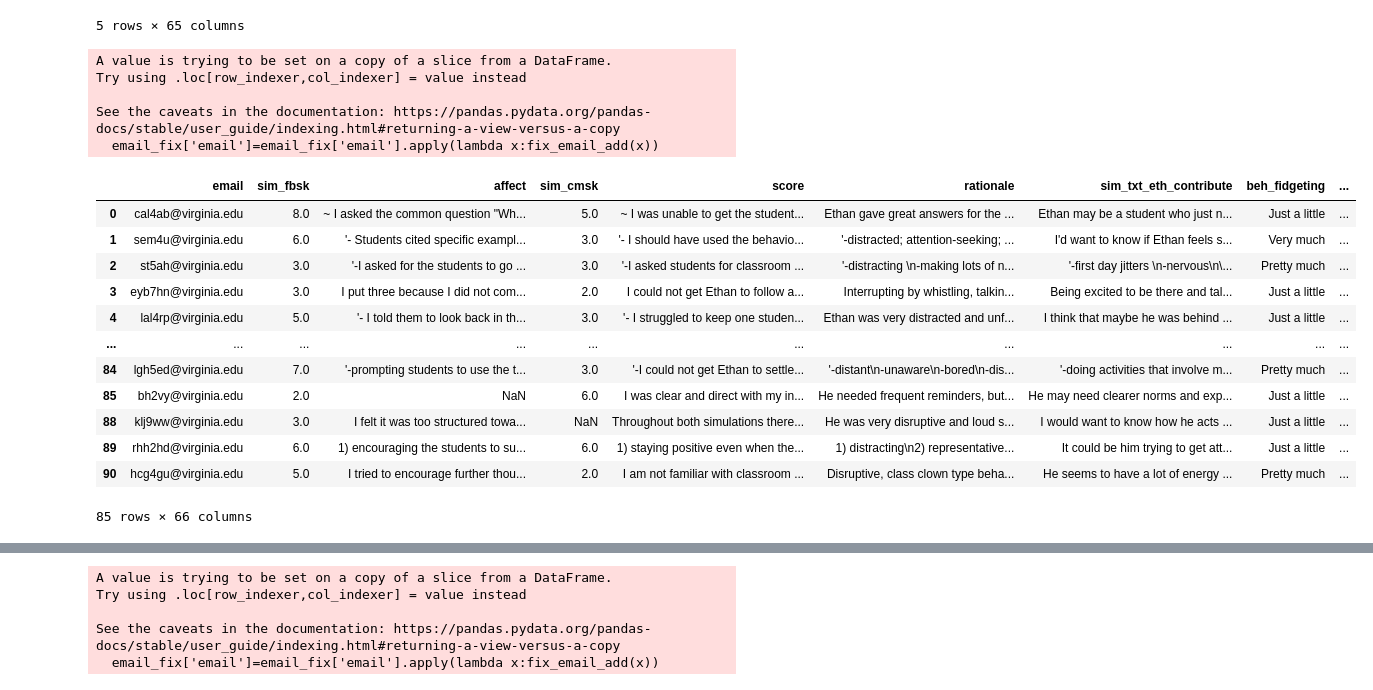
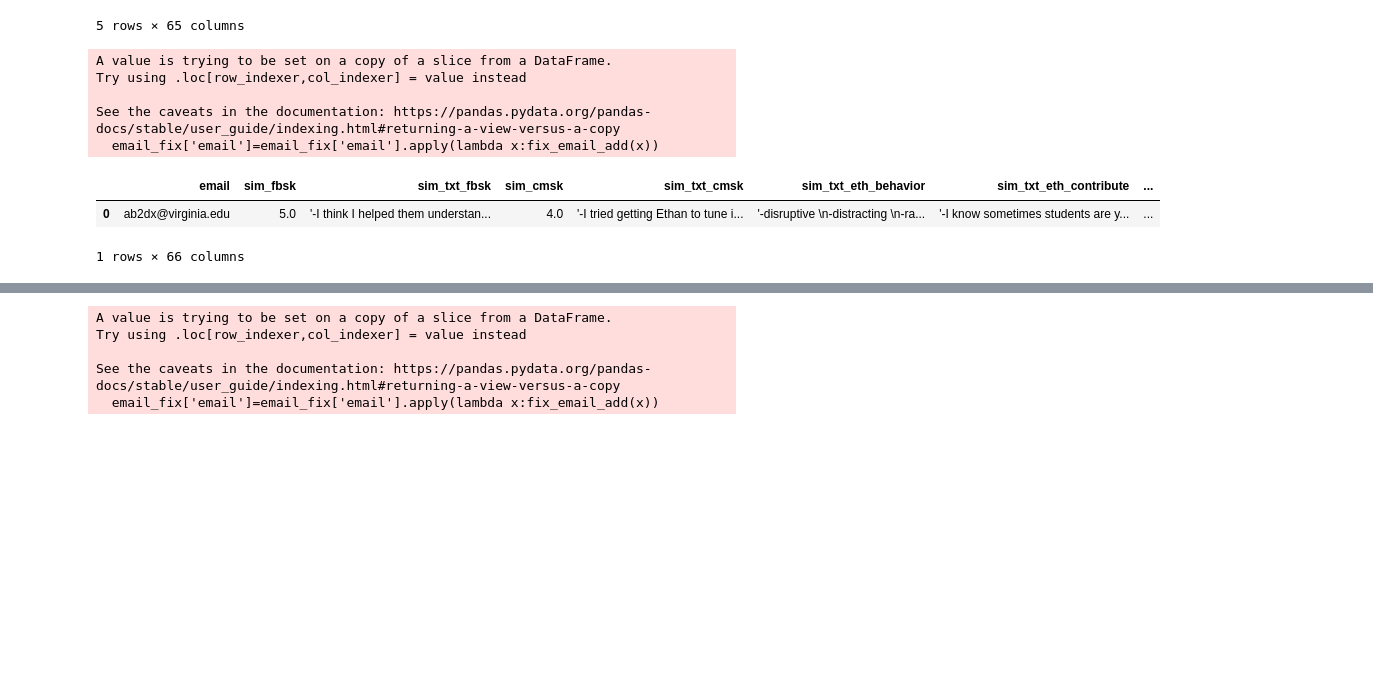
Before and after one commit to taylorrohrich/MSDS_SERA_capstone, a Jupyter notebook: stata_replication/2.ipynb, the cells around one changed output, grey strips where cells are left out. Cells and saved outputs as stored; diff of their text form; code cells hidden in the pictures; blank space fills up the shorter version.

```diff
--- a/stata_replication/2.ipynb
+++ b/stata_replication/2.ipynb
@@ -59,7 +59,7 @@ def convert_cols(df):
     return df
 # %%
 def clean_survey_data(data):
-    data.columns = cleanColumns(data.columns)
+    data.columns = pd.Series(data.columns).str.lower().str.strip().str.replace('#','')
     #drop unnecessary observation
     data = data[data['q1'].notna()]
     #drop unnecessary variables
@@ -83,11 +83,11 @@ def clean_survey_data(data):
     convert_columns(data,beh_map,sim_map)
     convert_numeric(data)
     #generate Iowa Score Scaling
-    generate_Iowa_Score_Scale(data)
+    generate_iowa_score_scale(data)
     #reverse the approcch scale
-    Reverse_Approach_Scale(data,app_map)
+    reverse_approach_scale(data,app_map)
     #generate approach scale
-    Generate_App_Scale(data)
+    generate_app_scale(data)
     #convert the numeric columns back to categorical data
     convert_columns(data,reverse_beh,reverse_sim)
 
@@ -206,25 +177,18 @@ data_2b.head()
 # %%
 #clean the data for 2b
 data_2b=clean_survey_data(data_2b)
-data_2b
+data_2b = data_2b.set_index('email')
+data_2b=data_2b.sort_values(by=['email'])
+data_2b.reset_index(inplace=True)
+data_2b.head(1)
 # %% [output]
 A value is trying to be set on a copy of a slice from a DataFrame.
 Try using .loc[row_indexer,col_indexer] = value instead
 
 See the caveats in the documentation: https://pandas.pydata.org/pandas-docs/stable/user_guide/indexing.html#returning-a-view-versus-a-copy
   email_fix['email']=email_fix['email'].apply(lambda x:fix_email_add(x))
-|  | email | sim_fbsk | affect | sim_cmsk | score | rationale | sim_txt_eth_contribute | beh_fidgeting | ... |
-| 0 | cal4ab@virginia.edu | 8.0 | ~ I asked the common question "Wh... | 5.0 | ~ I was unable to get the student... | Ethan gave great answers for the ... | Ethan may be a student who just n... | Just a little | ... |
-| 1 | sem4u@virginia.edu | 6.0 | '- Students cited specific exampl... | 3.0 | '- I should have used the behavio... | '-distracted; attention-seeking; ... | I'd want to know if Ethan feels s... | Very much | ... |
-| 2 | st5ah@virginia.edu | 3.0 | '-I asked for the students to go ... | 3.0 | '-I asked students for classroom ... | '-distracting \n-making lots of n... | '-first day jitters \n-nervous\n\... | Pretty much | ... |
-| 3 | eyb7hn@virginia.edu | 3.0 | I put three because I did not com... | 2.0 | I could not get Ethan to follow a... | Interrupting by whistling, talkin... | Being excited to be there and tal... | Just a little | ... |
-| 4 | lal4rp@virginia.edu | 5.0 | '- I told them to look back in th... | 3.0 | '- I struggled to keep one studen... | Ethan was very distracted and unf... | I think that maybe he was behind ... | Just a little | ... |
-| ... | ... | ... | ... | ... | ... | ... | ... | ... | ... |
-| 84 | lgh5ed@virginia.edu | 7.0 | '-prompting students to use the t... | 3.0 | '-I could not get Ethan to settle... | '-distant\n-unaware\n-bored\n-dis... | '-doing activities that involve m... | Pretty much | ... |
-| 85 | bh2vy@virginia.edu | 2.0 | NaN | 6.0 | I was clear and direct with my in... | He needed frequent reminders, but... | He may need clearer norms and exp... | Just a little | ... |
-| 88 | klj9ww@virginia.edu | 3.0 | I felt it was too structured towa... | NaN | Throughout both simulations there... | He was very disruptive and loud s... | I would want to know how he acts ... | Just a little | ... |
-| 89 | rhh2hd@virginia.edu | 6.0 | 1) encouraging the students to su... | 6.0 | 1) staying positive even when the... | 1) distracting\n2) representative... | It could be him trying to get att... | Just a little | ... |
-| 90 | hcg4gu@virginia.edu | 5.0 | I tried to encourage further thou... | 2.0 | I am not familiar with classroom ... | Disruptive, class clown type beha... | He seems to have a lot of energy ... | Pretty much | ... |
+|  | email | sim_fbsk | sim_txt_fbsk | sim_cmsk | sim_txt_cmsk | sim_txt_eth_behavior | sim_txt_eth_contribute | ... |
+| 0 | ab2dx@virginia.edu | 5.0 | '-I think I helped them understan... | 4.0 | '-I tried getting Ethan to tune i... | '-disruptive \n-distracting \n-ra... | '-I know sometimes students are y... | ... |
-85 rows × 66 columns
+1 rows × 66 columns
 # %%
 data_2c = pd.read_csv("../data/Post-Simulator Student Survey (Round 1)- Spring 2019_July 24, 2019_15.25.csv",skiprows=[1,2])
```
Also changed, not shown: parts of 26 cells of this notebook, 1 other file.
